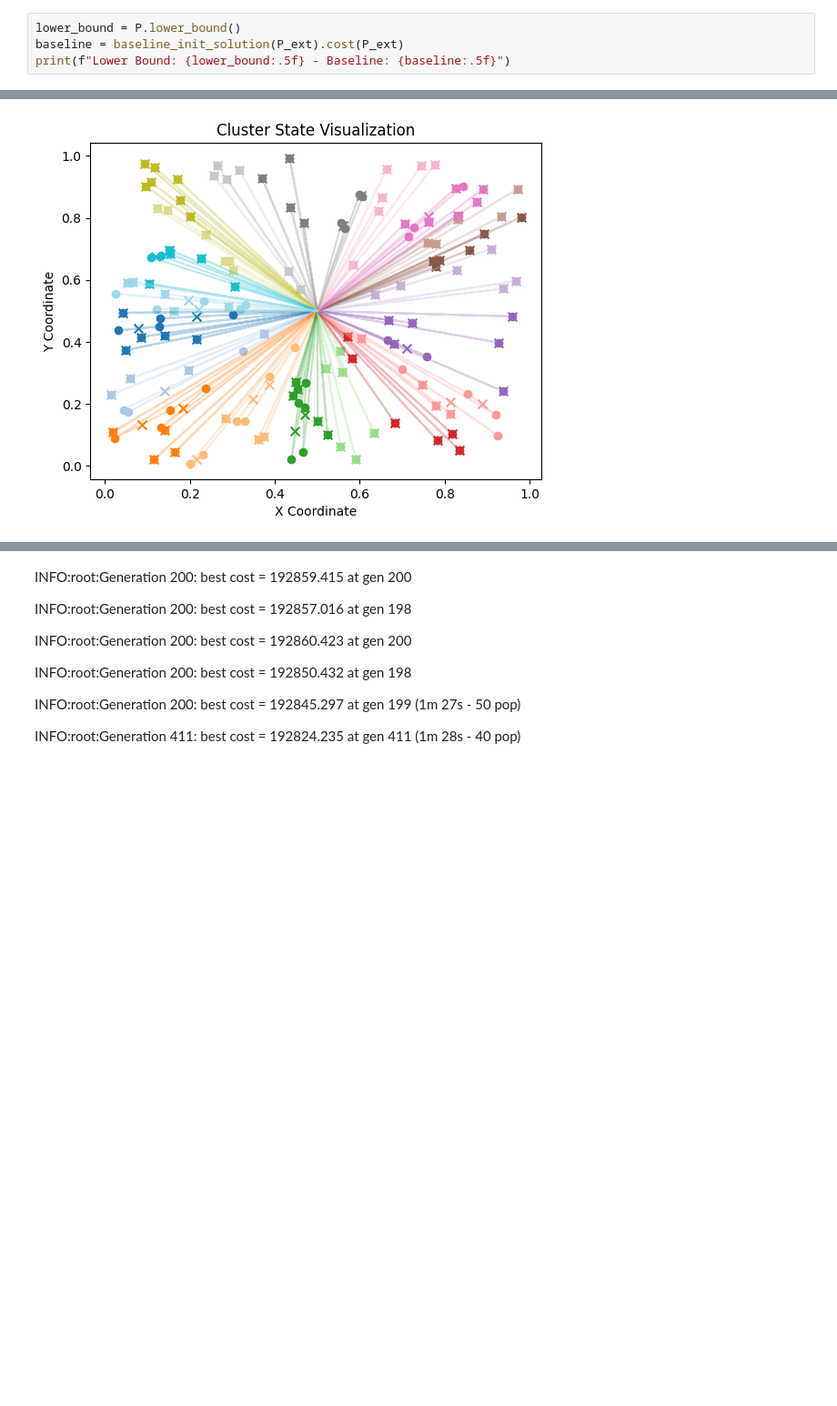
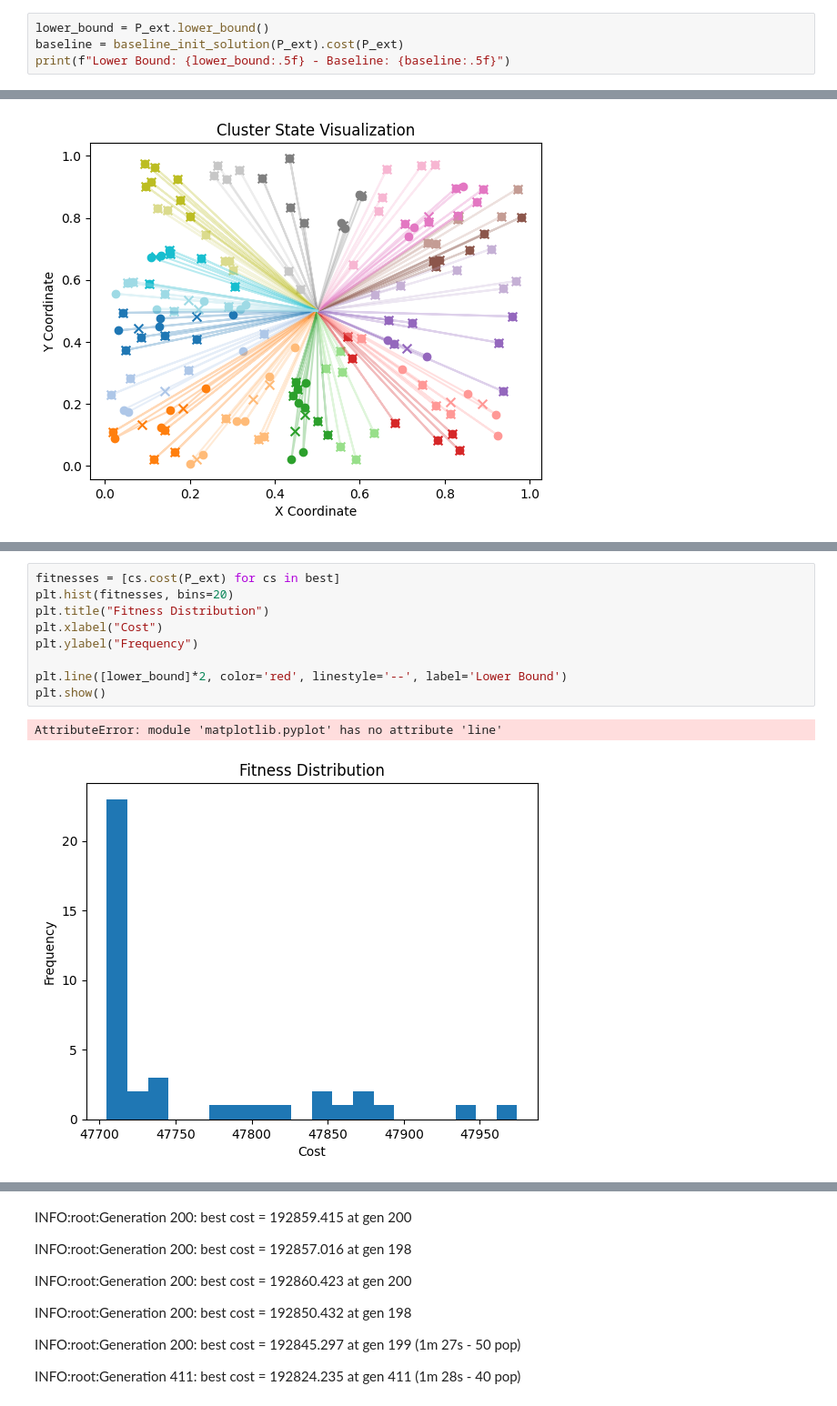
Before and after one commit to alberto467/CI2025_project, a Jupyter notebook: problem.ipynb, the cells around one changed output, grey strips where cells are left out. Shown at 91% size. Cells and saved outputs as stored; diff of their text form; blank space fills up the shorter version.

```diff
--- a/problem.ipynb
+++ b/problem.ipynb
@@ -44,7 +34,7 @@ DEBUG:src.ExtProblem:Extracting gold amounts...
 DEBUG:src.ExtProblem:Extracting positions...
 DEBUG:src.ExtProblem:Initializing shortest path cache...
 # %%
-lower_bound = P.lower_bound()
+lower_bound = P_ext.lower_bound()
 baseline = baseline_init_solution(P_ext).cost(P_ext)
 print(f"Lower Bound: {lower_bound:.5f} - Baseline: {baseline:.5f}")
 # %% [output]
@@ -135,0 +151,12 @@ INFO:root:Generation 2495: best cost = 2106.504 at gen 2462
+# %%
+fitnesses = [cs.cost(P_ext) for cs in best]
+plt.hist(fitnesses, bins=20)
+plt.title("Fitness Distribution")
+plt.xlabel("Cost")
+plt.ylabel("Frequency")
+
+plt.line([lower_bound]*2, color='red', linestyle='--', label='Lower Bound')
+plt.show()
+# %% [output]
+AttributeError: module 'matplotlib.pyplot' has no attribute 'line'
+[figure, added]
```
Also changed, not shown: parts of 10 cells of this notebook, 4 other files.
